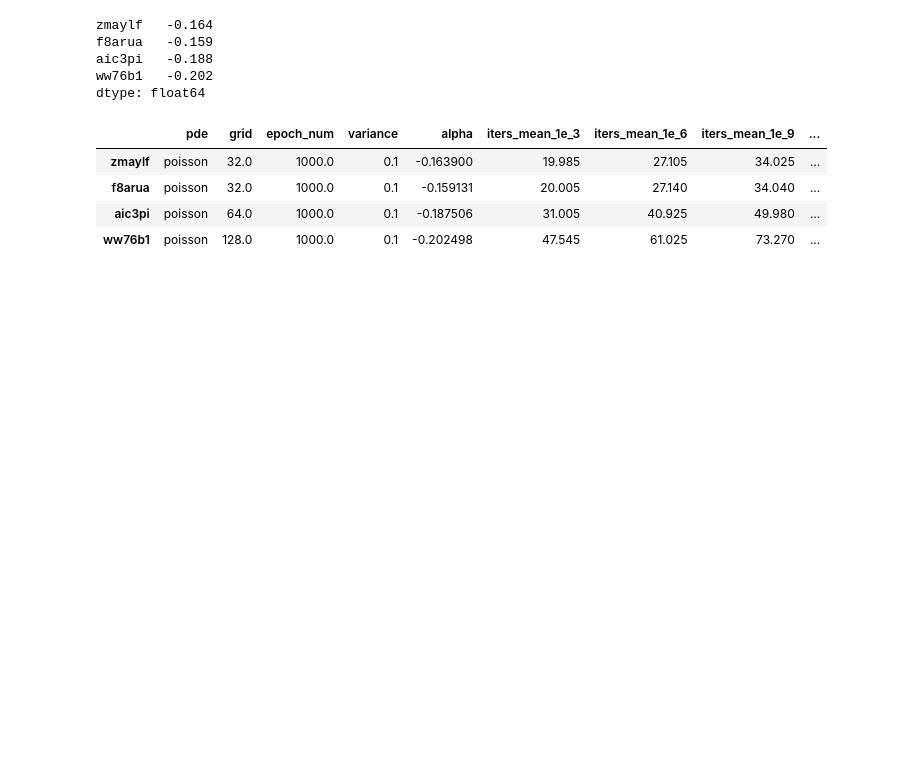
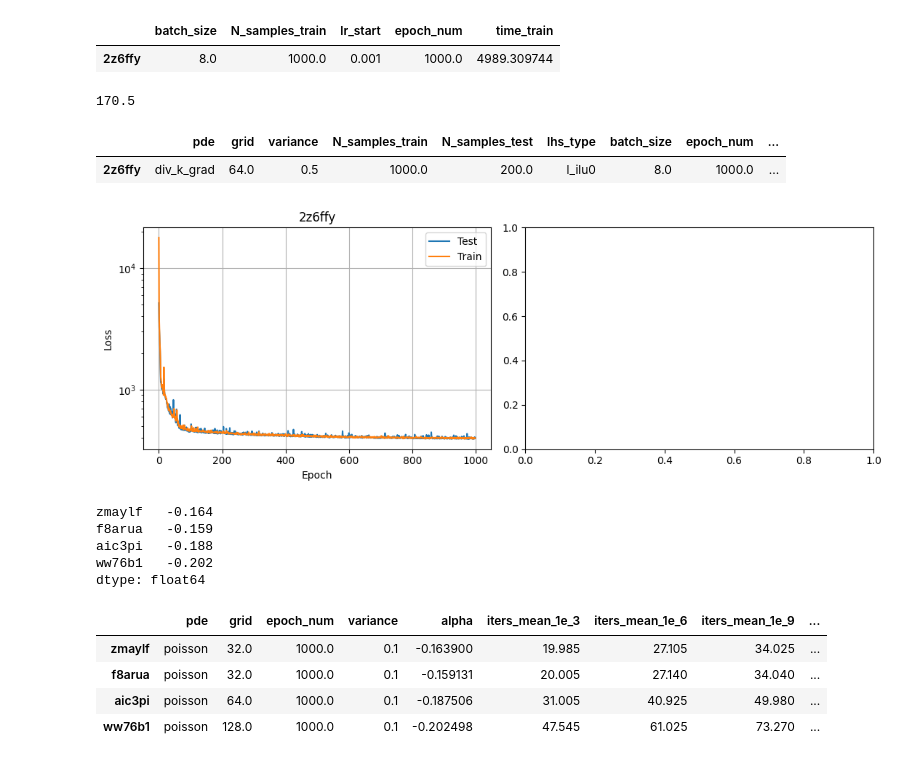
Before and after one commit to vltrifonov/PreCorrector, a Jupyter notebook: experiments/autoruns/valid_cases.ipynb, the cells around one changed output. Cells and saved outputs as stored; diff of their text form; code cells hidden in the pictures; blank space fills up the shorter version.

```diff
--- a/experiments/autoruns/valid_cases.ipynb
+++ b/experiments/autoruns/valid_cases.ipynb
@@ -17,7 +18,7 @@ import matplotlib.pyplot as plt
 pd.set_option('display.max_columns', 500)
 # %%
 path = '/mnt/local/data/vtrifonov/prec-learning-Notay-loss/results_cases'
-dir_ = 'f64_scipy_22.09'
+dir_ = 'f64_scipy_23.09'
 df = pd.read_csv(os.path.join(path, dir_, 'meta_data.csv'), index_col=0)
 
 if 'test_loss_lastalpha' in df.columns:
@@ -35,3 +47,18 @@ Corrupted df
+# %%
+df.query('pde == "div_k_grad" and grid == 64 and variance == 0.5 and lhs_type == "l_ilu0"').loc[:, ['batch_size', 'N_samples_train', 'lr_start', 'epoch_num', 'time_train']]
+# %% [output]
+|  | batch_size | N_samples_train | lr_start | epoch_num | time_train |
+| 2z6ffy | 8.0 | 1000.0 | 0.001 | 1000.0 | 4989.309744 |
+# %%
+np.round(20460.269431) / 2 / 60
+# %% [output]
+170.5
+# %%
+parse_run(dir_, ['2z6ffy'], (11, 4), with_cond=False) # Second argument may be a list of idnex or 'check'
+# %% [output]
+|  | pde | grid | variance | N_samples_train | N_samples_test | lhs_type | batch_size | epoch_num | ... |
+| 2z6ffy | div_k_grad | 64.0 | 0.5 | 1000.0 | 200.0 | l_ilu0 | 8.0 | 1000.0 | ... |
+[figure, added]
 # %%
 print(df.query('lhs_type == "l_ilu0" and pde == "poisson"').loc[:,['pde', 'grid', 'epoch_num', 'variance', 'alpha', 'iters_mean_1e_3', 'iters_mean_1e_6', 'iters_mean_1e_9', 'iters_mean_1e_12']].apply(lambda x: np.round(x[4], 3), axis=1))
 df.query('lhs_type == "l_ilu0" and pde == "poisson"').loc[:,['pde', 'grid', 'epoch_num', 'variance', 'alpha', 'iters_mean_1e_3', 'iters_mean_1e_6', 'iters_mean_1e_9', 'iters_mean_1e_12']]
```
Also changed, not shown: parts of 3 cells of this notebook, 6 other files.
